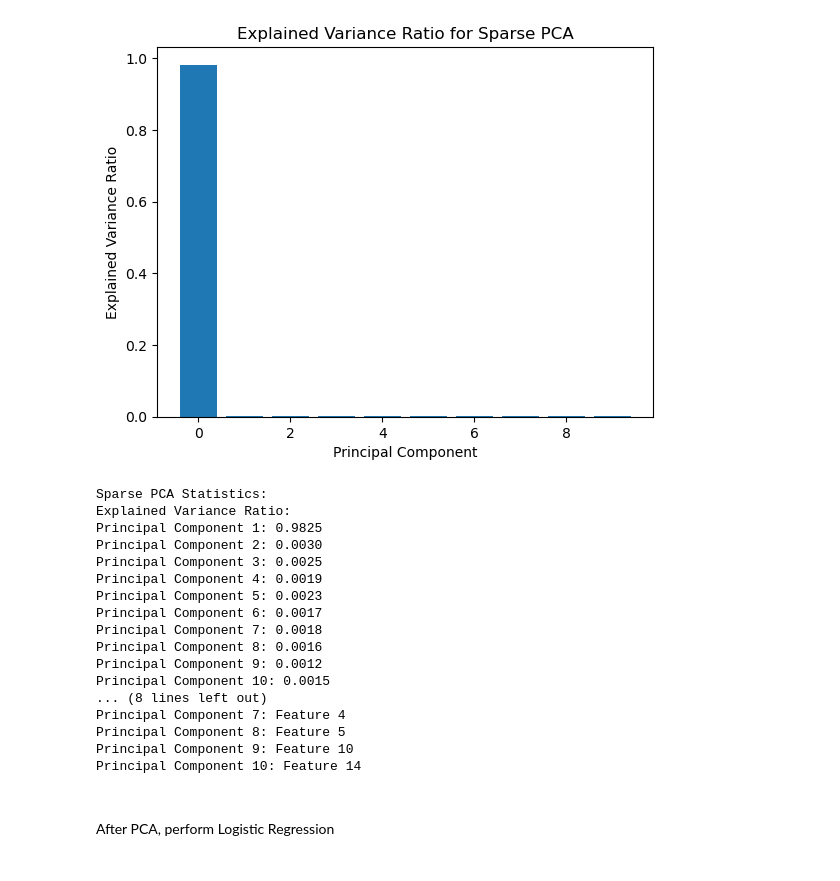
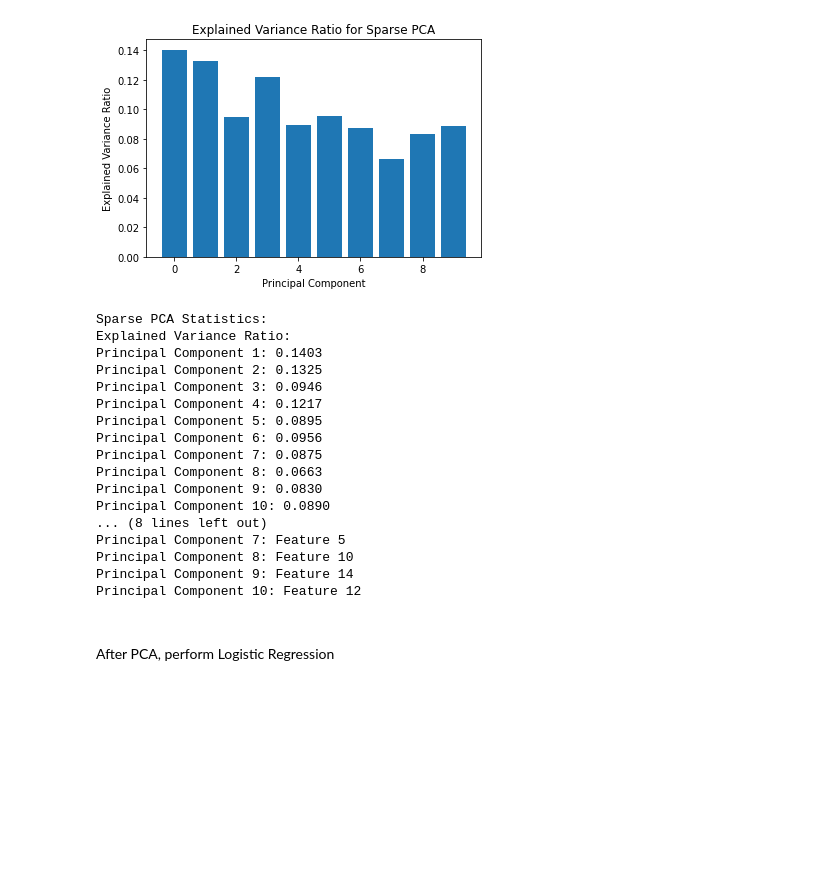
Before and after one commit to RachitChhabra/Discovering-Alternative-Predictors-for-Diabetes-Diagnosis, a Jupyter notebook: finproj_ece228.ipynb, the cells around one changed output. Saved outputs shown, nothing was run; the diff lists cells and outputs as text; code cells hidden in the pictures; blank space fills up the shorter version.

```diff
--- a/finproj_ece228.ipynb
+++ b/finproj_ece228.ipynb
@@ -33,6 +33,8 @@ def load_dataset(file_path):
 
     # Extract the feature matrix X
     X = df_encoded.iloc[:, :-1].values
+
+    X[:,0] = X[:,0]/max(X[:,0])
 
     # Extract the target variable y
     y = df_encoded.iloc[:, -1].values
@@ -45,51 +47,51 @@ X, y = load_dataset(dataset_file)
 # Initialize SparsePCA
 sparse_pca = SparsePCA(n_components=10, random_state=42)
 
 # Fit and transform the data
 X_sparse = sparse_pca.fit_transform(X)
 
 # Calculate the explained variance ratio manually
 explained_variance = np.var(X_sparse, axis=0)
 explained_variance_ratio = explained_variance / np.sum(explained_variance)
 
 # Plot explained variance ratio
 plt.bar(range(len(explained_variance_ratio)), explained_variance_ratio)
 plt.xlabel('Principal Component')
 plt.ylabel('Explained Variance Ratio')
 plt.title('Explained Variance Ratio for Sparse PCA')
 plt.show()
 
 # Identify key features
 key_features = np.abs(sparse_pca.components_).argmax(axis=1)
 
 # Print statistics, plots, and key features
 print("Sparse PCA Statistics:")
 print("Explained Variance Ratio:")
 for i, ratio in enumerate(explained_variance_ratio):
     print(f"Principal Component {i+1}: {ratio:.4f}")
 
 print("\nKey Features:")
 for i, feature_idx in enumerate(key_features):
     print(f"Principal Component {i+1}: Feature {feature_idx}")
 # %% [output]
-[figure, old version]
+[figure, new version]
 Sparse PCA Statistics:
 Explained Variance Ratio:
-Principal Component 1: 0.9825
-Principal Component 2: 0.0030
-Principal Component 3: 0.0025
-Principal Component 4: 0.0019
-Principal Component 5: 0.0023
-Principal Component 6: 0.0017
-Principal Component 7: 0.0018
-Principal Component 8: 0.0016
-Principal Component 9: 0.0012
-Principal Component 10: 0.0015
+Principal Component 1: 0.1403
+Principal Component 2: 0.1325
+Principal Component 3: 0.0946
+Principal Component 4: 0.1217
+Principal Component 5: 0.0895
+Principal Component 6: 0.0956
+Principal Component 7: 0.0875
+Principal Component 8: 0.0663
+Principal Component 9: 0.0830
+Principal Component 10: 0.0890
 ... (8 lines left out)
-Principal Component 7: Feature 4
-Principal Component 8: Feature 5
-Principal Component 9: Feature 10
-Principal Component 10: Feature 14
+Principal Component 7: Feature 5
+Principal Component 8: Feature 10
+Principal Component 9: Feature 14
+Principal Component 10: Feature 12
 # %% [markdown]
 #####
 After PCA, perform Logistic Regression
```
Also changed, not shown: parts of 42 cells of this notebook, 2 other files.
